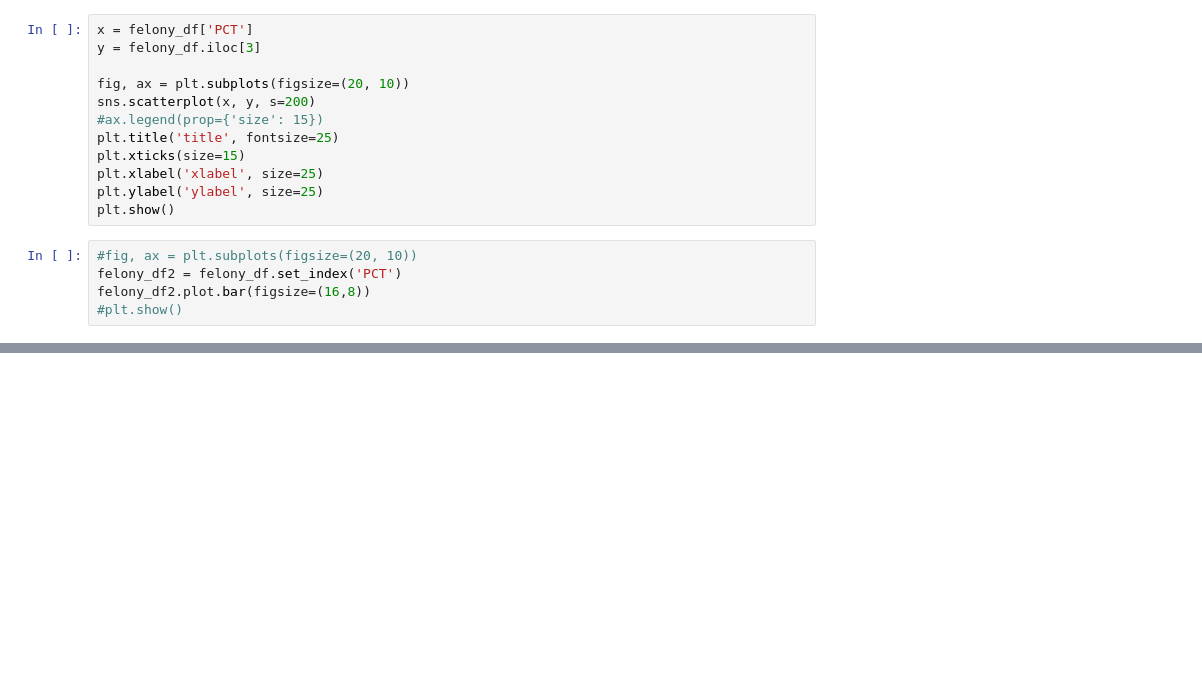
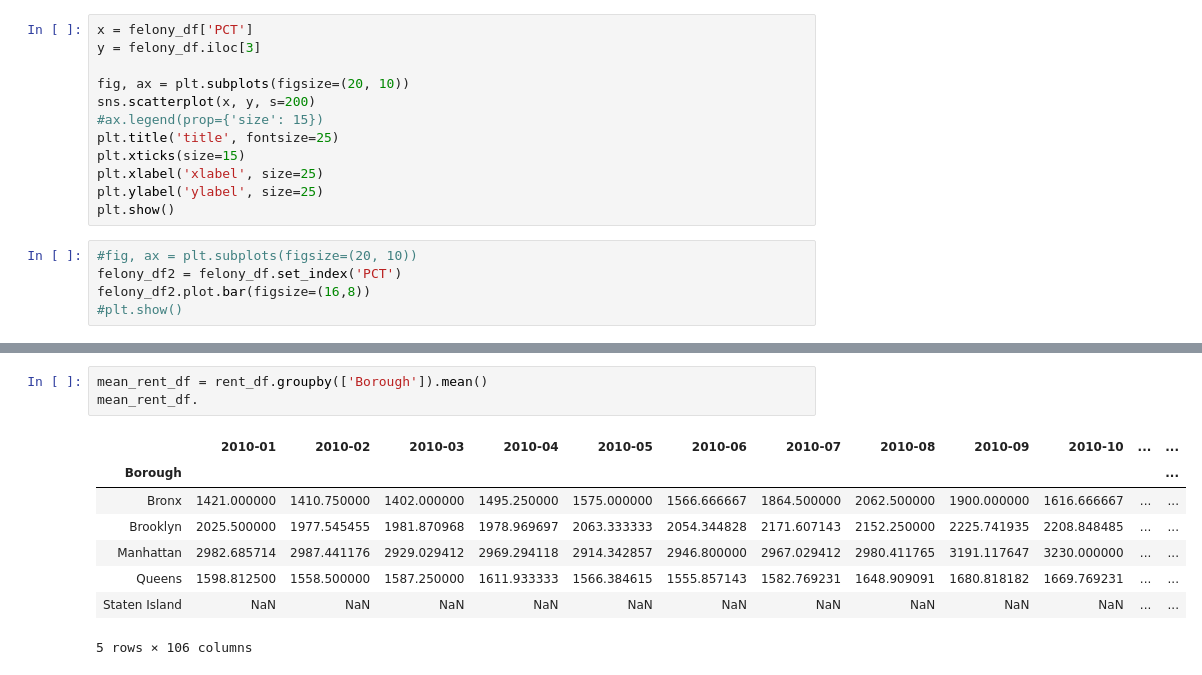
Before and after one commit to triolinho/stats_project, a Jupyter notebook: project_nb.ipynb, the cells around one changed output, grey strips where cells are left out. Saved outputs shown, nothing was run; the diff lists cells and outputs as text; blank space fills up the shorter version.

```diff
--- a/project_nb.ipynb
+++ b/project_nb.ipynb
@@ -95,0 +137,12 @@ rent_df.groupby(level=1).mean()
+# %%
+mean_rent_df = rent_df.groupby(['Borough']).mean()
+mean_rent_df.
+# %% [output]
+|  | 2010-01 | 2010-02 | 2010-03 | 2010-04 | 2010-05 | 2010-06 | 2010-07 | 2010-08 | 2010-09 | 2010-10 | ... | ... |
+| Borough |  |  |  |  |  |  |  |  |  |  |  | ... |
+| Bronx | 1421.000000 | 1410.750000 | 1402.000000 | 1495.250000 | 1575.000000 | 1566.666667 | 1864.500000 | 2062.500000 | 1900.000000 | 1616.666667 | ... | ... |
+| Brooklyn | 2025.500000 | 1977.545455 | 1981.870968 | 1978.969697 | 2063.333333 | 2054.344828 | 2171.607143 | 2152.250000 | 2225.741935 | 2208.848485 | ... | ... |
+| Manhattan | 2982.685714 | 2987.441176 | 2929.029412 | 2969.294118 | 2914.342857 | 2946.800000 | 2967.029412 | 2980.411765 | 3191.117647 | 3230.000000 | ... | ... |
+| Queens | 1598.812500 | 1558.500000 | 1587.250000 | 1611.933333 | 1566.384615 | 1555.857143 | 1582.769231 | 1648.909091 | 1680.818182 | 1669.769231 | ... | ... |
+| Staten Island | NaN | NaN | NaN | NaN | NaN | NaN | NaN | NaN | NaN | NaN | ... | ... |
+5 rows × 106 columns
```
Also changed, not shown: parts of 6 cells of this notebook.
